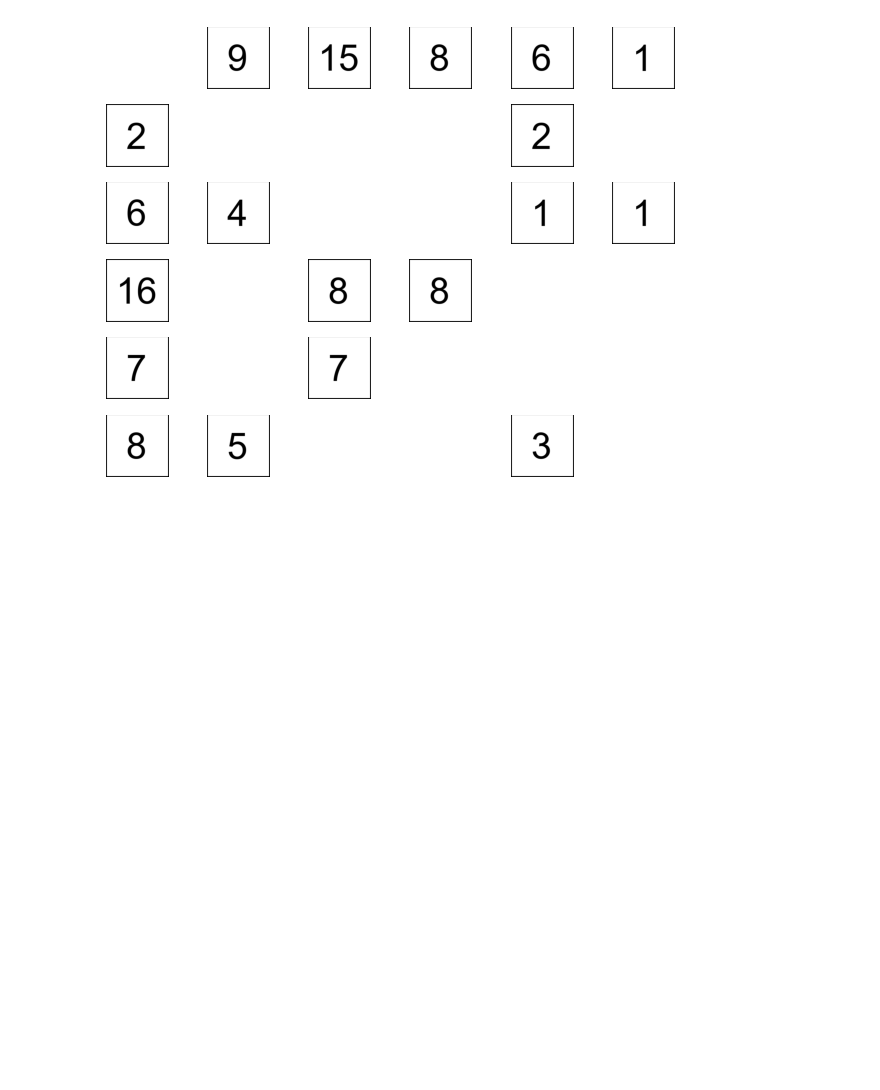
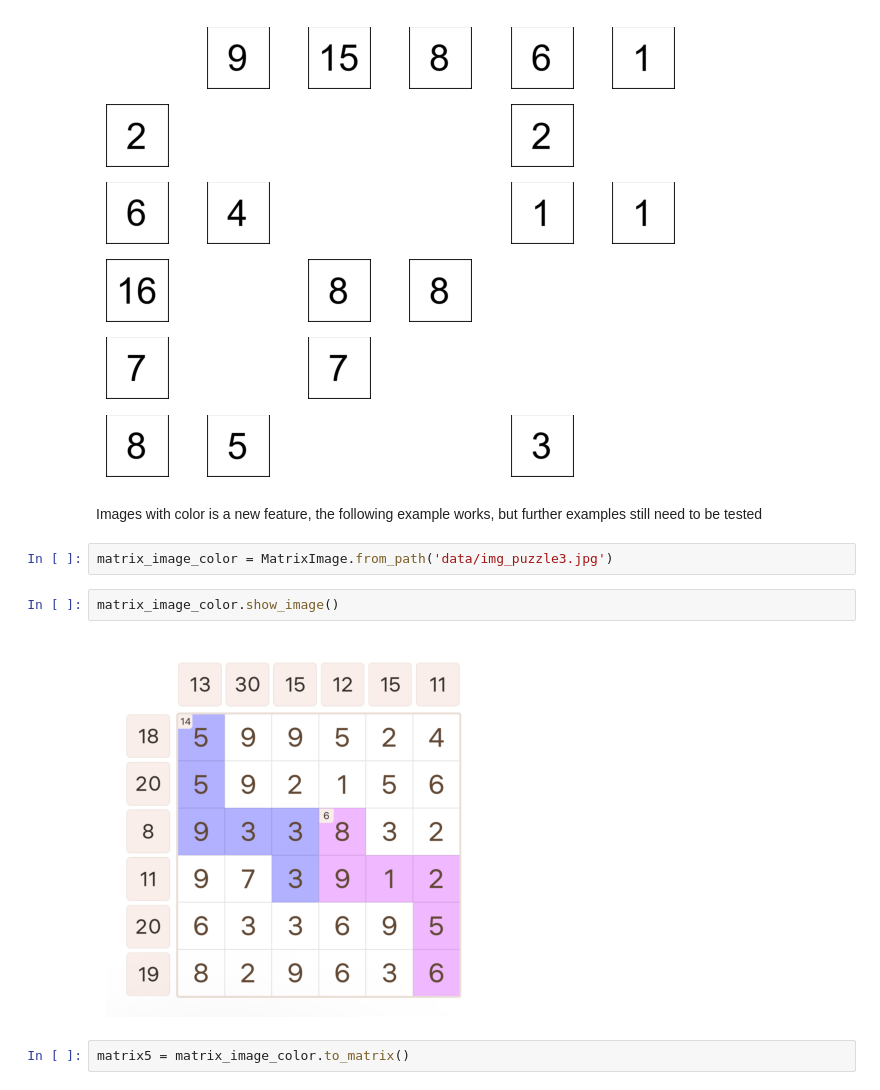
Before and after one commit to mattdeva/number-sums-solver, a Jupyter notebook: demo/demo.ipynb, the cells around one changed output. Cells and saved outputs as stored; diff of their text form; blank space fills up the shorter version.

Commit message:
puzzle color

```diff
--- a/demo/demo.ipynb
+++ b/demo/demo.ipynb
@@ -161,3 +161,13 @@ show_matrix(matrix4)
 # %% [output]
 Solved!
 [figure]
+# %% [markdown]
+Images with color is a new feature, the following example works, but further examples still need to be tested
+# %%
+matrix_image_color = MatrixImage.from_path('data/img_puzzle3.jpg')
+# %%
+matrix_image_color.show_image()
+# %% [output]
+[figure, added]
+# %%
+matrix5 = matrix_image_color.to_matrix()
```
Also changed, not shown: parts of 4 cells of this notebook.
